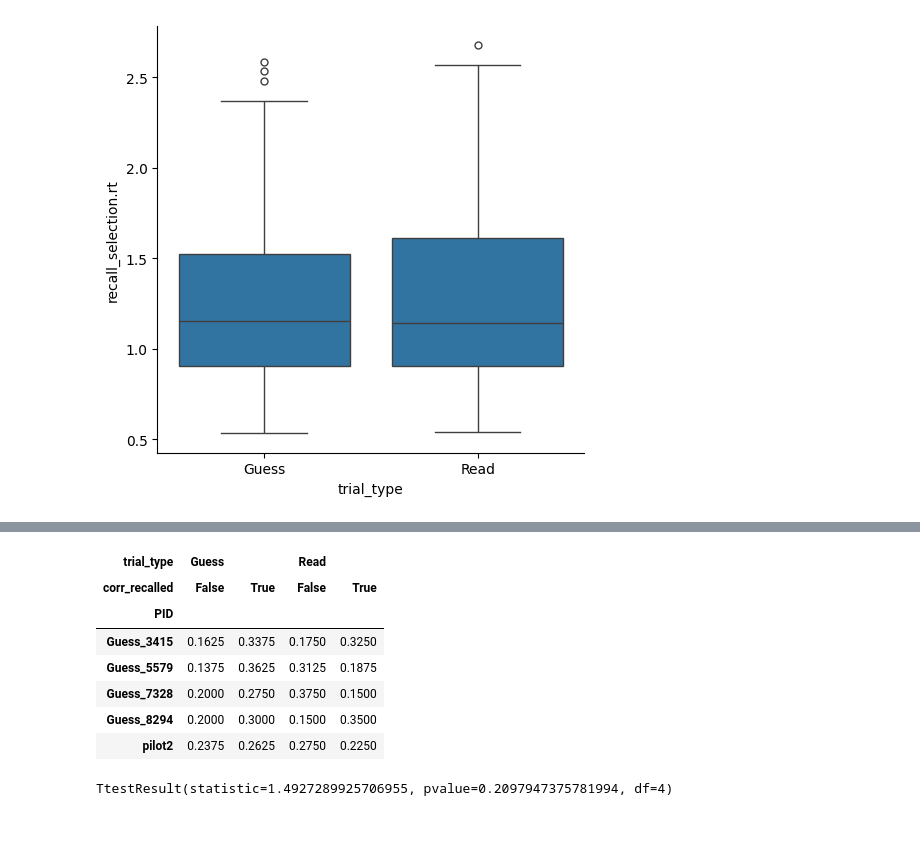
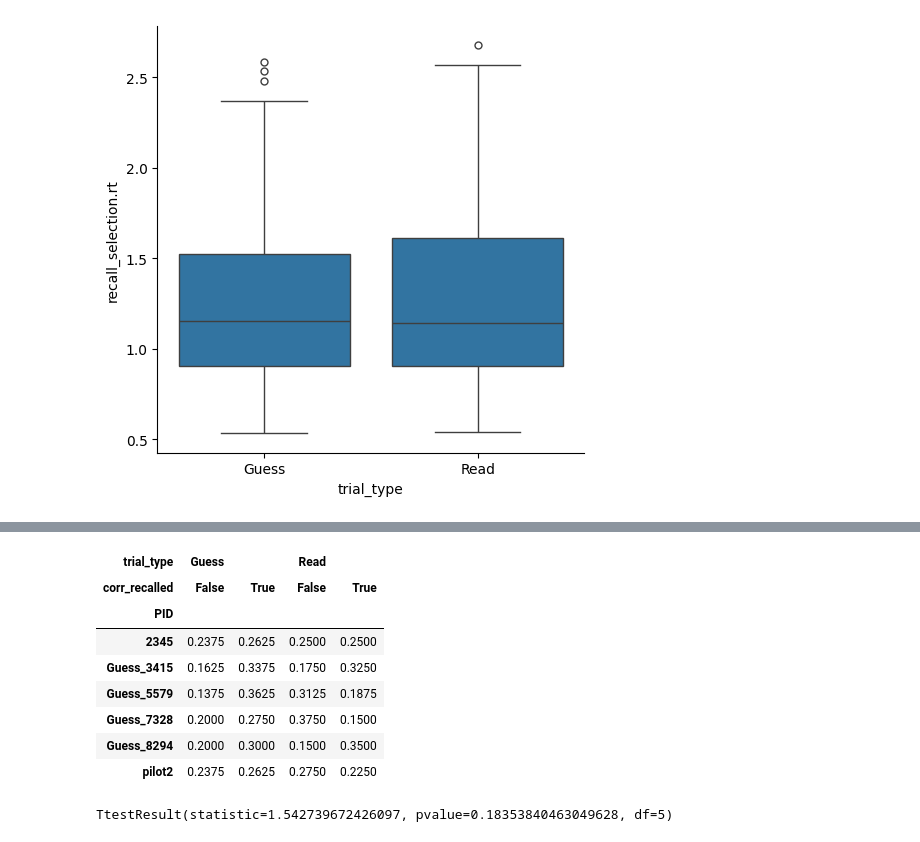
Before and after one commit to zs-nemecz/Guess_fMRI, a Jupyter notebook: behavioral_data_analysis.ipynb, the cells around one changed output, grey strips where cells are left out. Saved outputs shown, nothing was run; the diff lists cells and outputs as text; code cells hidden in the pictures.

```diff
--- a/behavioral_data_analysis.ipynb
+++ b/behavioral_data_analysis.ipynb
@@ -115,11 +122,12 @@ TtestResult(statistic=3.4333975583711376, pvalue=0.018567264439955485, df=5)
 # %%
 corr_recall_sum = pd.crosstab(index=recall['PID'], columns = [recall['trial_type'], recall['corr_recalled']], normalize='index')
-corr_recall_sum = corr_recall_sum.loc[[True, True, True, True, False, True]]
+corr_recall_sum = corr_recall_sum.loc[[True, True, True, True, True,False, True]]
 corr_recall_sum
 # %% [output]
 | trial_type | Guess |  | Read |  |
 | corr_recalled | False | True | False | True |
 | PID |  |  |  |  |
+| 2345 | 0.2375 | 0.2625 | 0.2500 | 0.2500 |
 | Guess_3415 | 0.1625 | 0.3375 | 0.1750 | 0.3250 |
 | Guess_5579 | 0.1375 | 0.3625 | 0.3125 | 0.1875 |
 | Guess_7328 | 0.2000 | 0.2750 | 0.3750 | 0.1500 |
@@ -128,4 +136,4 @@ corr_recall_sum
 # %%
 scp.ttest_rel(corr_recall_sum['Guess'][True], corr_recall_sum['Read'][True])
 # %% [output]
-TtestResult(statistic=1.4927289925706955, pvalue=0.2097947375781994, df=4)
+TtestResult(statistic=1.542739672426097, pvalue=0.18353840463049628, df=5)
```
Also changed, not shown: parts of 11 cells of this notebook, 8 other files.
